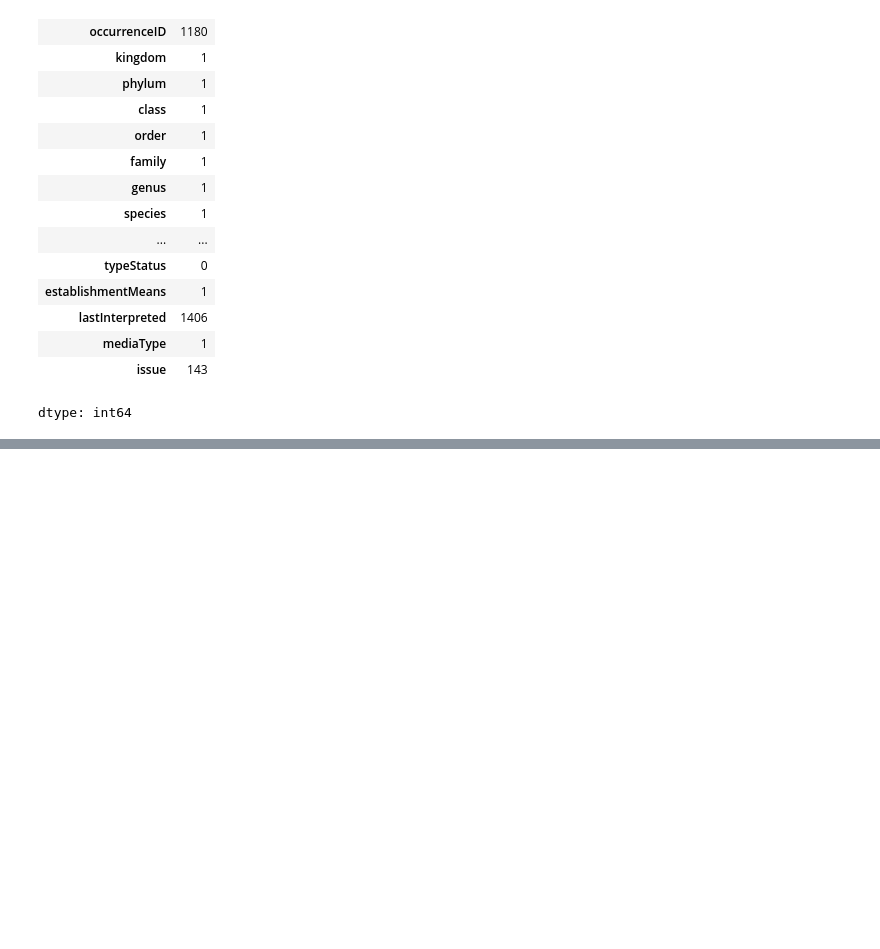
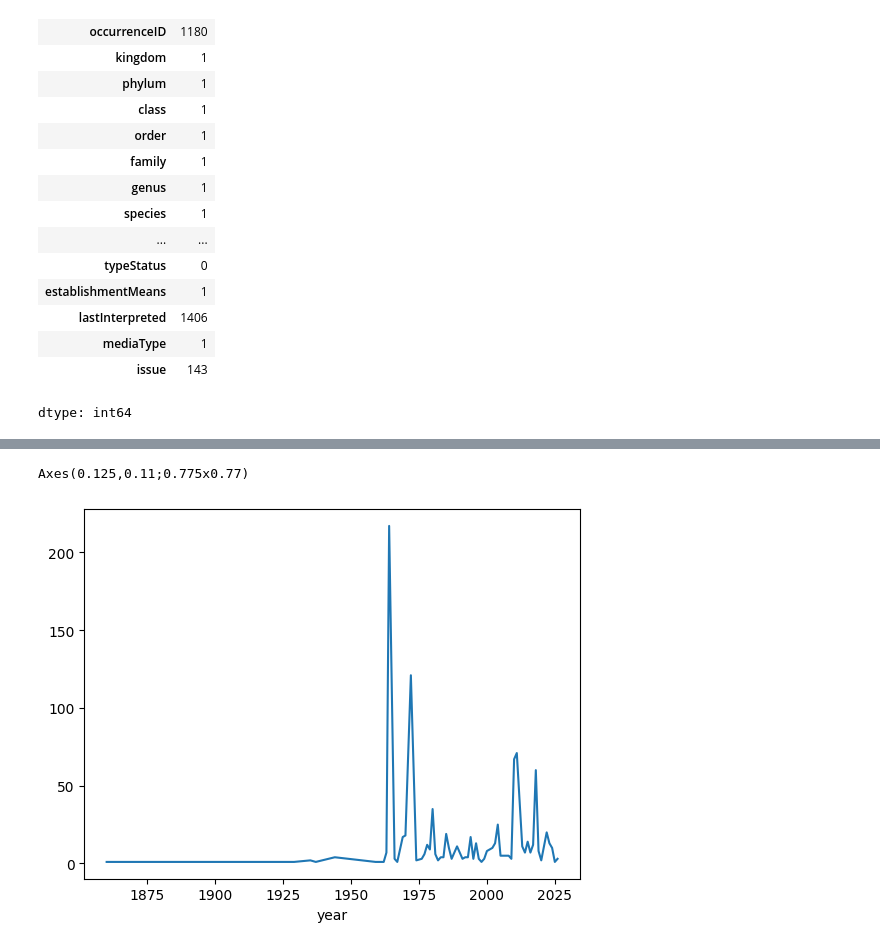
Before and after one commit to Isabela-Silverio-Cardoso-Pereira/AnaliseDado, a Jupyter notebook: analise_dados_tubarão_raposa.ipynb, the cells around one changed output, grey strips where cells are left out. Saved outputs shown, nothing was run; the diff lists cells and outputs as text; code cells hidden in the pictures; blank space fills up the shorter version.

```diff
--- a/analise_dados_tubarão_raposa.ipynb
+++ b/analise_dados_tubarão_raposa.ipynb
@@ -163,0 +208,6 @@ TypeError: Series.sort_index() takes 1 positional argument but 2 were given
+# %%
+grafico_anos = df["year"].value_counts().sort_index().plot() #.plot (faz os gráficos)
+print(grafico_anos)
+# %% [output]
+Axes(0.125,0.11;0.775x0.77)
+[figure, added]
```
Also changed, not shown: parts of 6 cells of this notebook.
